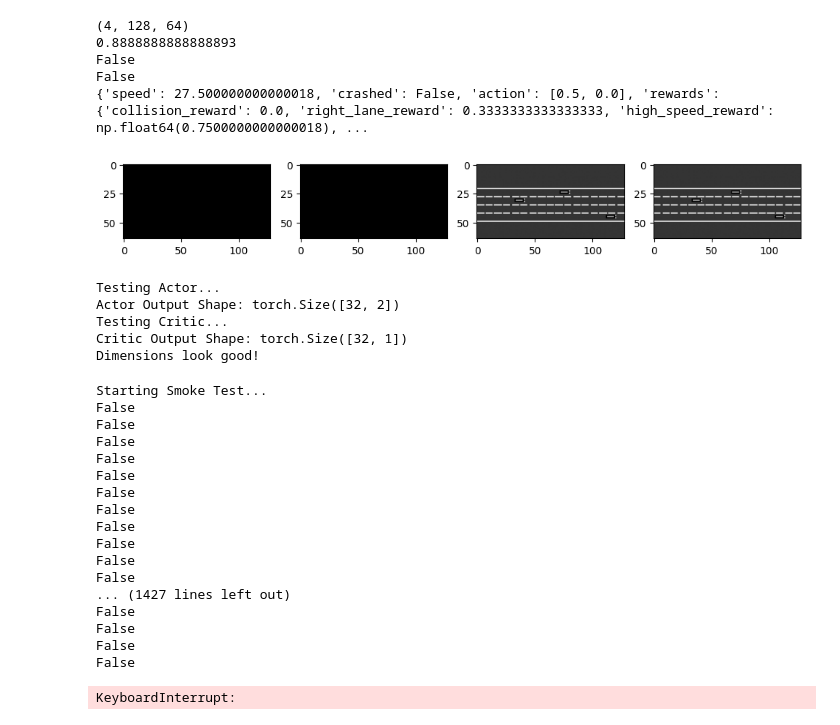
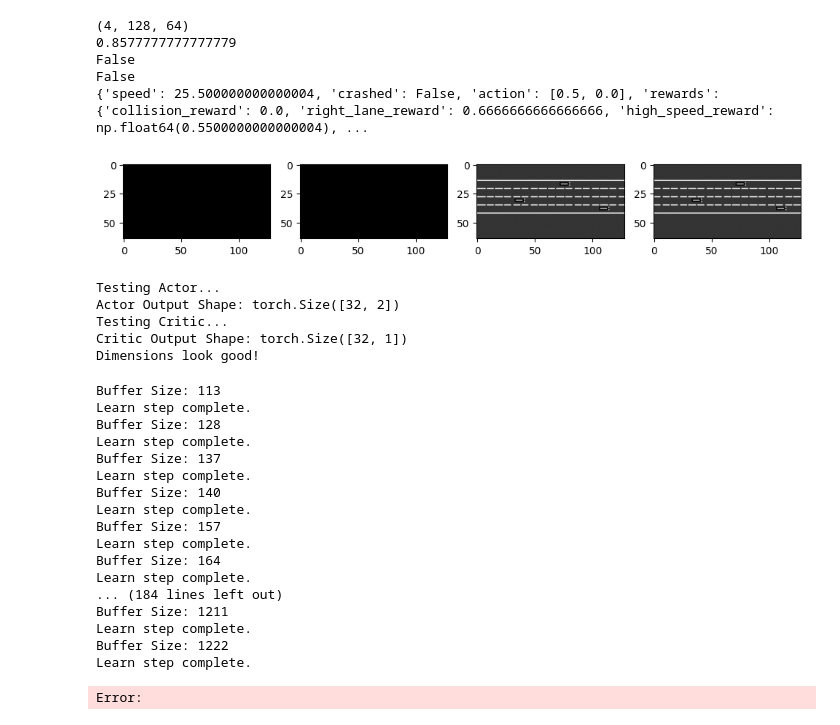
Before and after one commit to jonahbkaplan/ReinforcementLearning, a Jupyter notebook: algorithms/SAC/testSAC.ipynb, the cells around one changed output. Drawn from its saved outputs; the diff is of its cells as text; code cells hidden in the pictures.

```diff
--- a/algorithms/SAC/testSAC.ipynb
+++ b/algorithms/SAC/testSAC.ipynb
@@ -4,47 +4,55 @@ import highway_env
 import matplotlib.pyplot as plt
 import torch
 
-env = gym.make('highway-fast-v0', render_mode='rgb_array')
-
+import numpy as np
 
 config = {
     "observation": {
         "type": "GrayscaleObservation",
         "observation_shape": (128, 64),
         "stack_size": 4,
-        "weights": [0.2989, 0.5870, 0.1140],  # weights for RGB conversion
+        "weights": [0.2989, 0.5870, 0.1140],
         "scaling": 1.75,
     },
     "action": {
         "type": "ContinuousAction",
-        "longitudinal": True,      # Control Gas/Brake
-        "lateral": True            # Control Steering
-    }
+        "longitudinal": True,
+        "lateral": True,
+        # LIMIT STEERING to ~10 degrees (0.2 radians)
+        # Default is 45 degrees (0.78 rad) which is suicide at high speeds
+        "steering_range": [-0.2, 0.2]
+    },
+    # CRITICAL: Make decisions 15 times a second, not once a second!
+    "simulation_frequency": 15,
+    "policy_frequency": 5,
+    "duration": 40, # Episode length in seconds,
+    "offroad_terminal": True
 }
-env = gym.make('highway-v0', config=config)
+
+env = gym.make('highway-v0', config=config, render_mode='rgb_array')
 obs, info = env.reset()
 action = [0.5, 0.0]
 
 for _ in range(1):
     obs, reward, done, truncated, info = env.step(action)
 
     print(obs.shape)
     print(reward)
     print(done)
     print(truncated)
     print(info)
 
     fig, axes = plt.subplots(ncols=4, figsize=(12, 5))
     for i, ax in enumerate(axes.flat):
         ax.imshow(obs[i, ...].T, cmap=plt.get_cmap('gray'))
 plt.show()
 # %% [output]
 (4, 128, 64)
-0.8888888888888893
+0.8577777777777779
 False
 False
-{'speed': 27.500000000000018, 'crashed': False, 'action': [0.5, 0.0], 'rewards': {'collision_reward': 0.0, 'right_lane_reward': 0.3333333333333333, 'high_speed_reward': np.float64(0.7500000000000018), ...
+{'speed': 25.500000000000004, 'crashed': False, 'action': [0.5, 0.0], 'rewards': {'collision_reward': 0.0, 'right_lane_reward': 0.6666666666666666, 'high_speed_reward': np.float64(0.5500000000000004), ...
-[figure, old version]
+[figure, new version]
 # %%
 from SAC import SAC
 
@@ -75,30 +83,29 @@ Critic Output Shape: torch.Size([32, 1])
 Dimensions look good!
 # %%
 # Main Loop Test
-print("Starting Smoke Test...")
-agent.collect_data() # Collect 1 episode
-print(f"Buffer Size: {len(agent.replayBuffer)}") # Should be > 0
+episodes = 100
 
-# Try to learn once
-print("Attempting to learn...")
-agent.learn(batch_size=16) # Small batch for testing
-print("Learn step complete.")
+for _ in range(0, episodes):
+    agent.collect_data() # Collect 1 episode
+    print(f"Buffer Size: {len(agent.replayBuffer)}") # Should be > 0
+    agent.learn(batch_size=16) # Small batch for testing
+    print("Learn step complete.")
 # %% [output]
-Starting Smoke Test...
-False
-False
-False
-False
-False
-False
-False
-False
-False
-False
-False
-... (1427 lines left out)
-False
-False
-False
-False
+Buffer Size: 113
+Learn step complete.
+Buffer Size: 128
+Learn step complete.
+Buffer Size: 137
+Learn step complete.
+Buffer Size: 140
+Learn step complete.
+Buffer Size: 157
+Learn step complete.
+Buffer Size: 164
+Learn step complete.
+... (184 lines left out)
+Buffer Size: 1211
+Learn step complete.
+Buffer Size: 1222
+Learn step complete.
-KeyboardInterrupt:
+Error:
```
Also changed, not shown: parts of 1 cell of this notebook, 2 other files.
